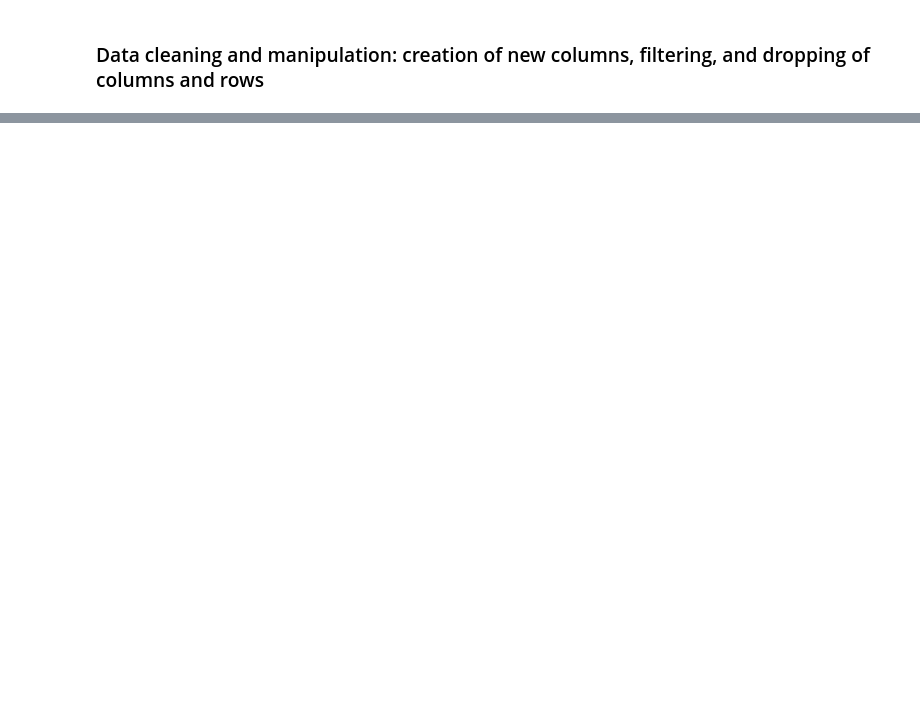
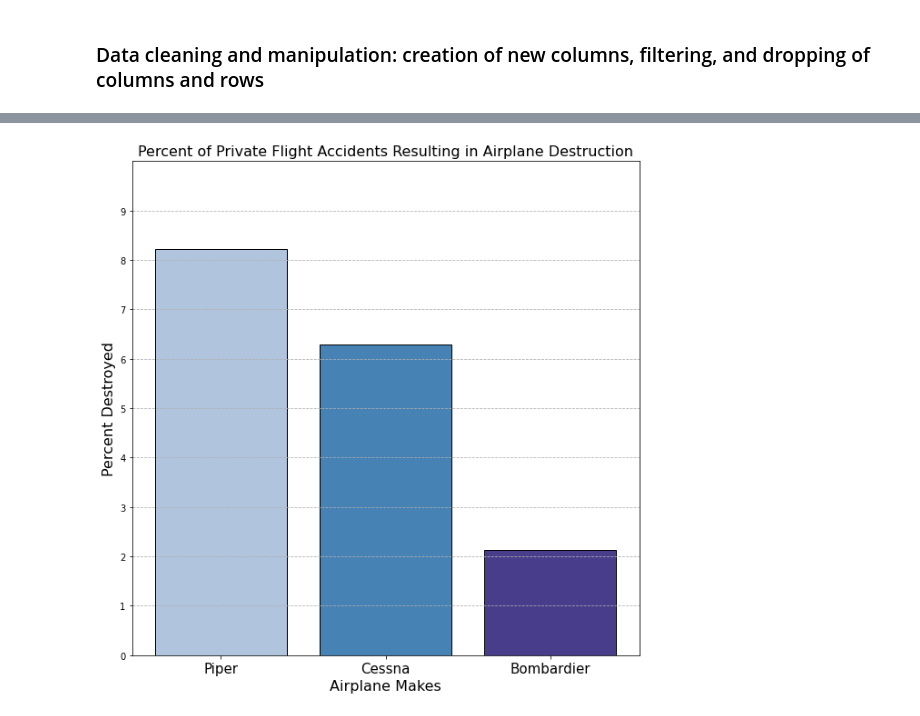
Before and after one commit to pecham1911/AviationProject, a Jupyter notebook: Aviation_Working.ipynb, the cells around one changed output, grey strips where cells are left out. Cells and saved outputs as stored; diff of their text form; code cells hidden in the pictures; blank space fills up the shorter version.

```diff
--- a/Aviation_Working.ipynb
+++ b/Aviation_Working.ipynb
@@ -310,15 +546,18 @@ print(Bombardier_Destroyed)
 # %%
 makes = ["Piper", "Cessna", "Bombardier"]
 destroyed_dmg_occurence_averages = [Piper_Destroyed, Cessna_Destroyed, Bombardier_Destroyed]
 
 plt.figure(figsize=(10, 10))
-plt.bar(makes, destroyed_dmg_occurence_averages, color=["blue", "lightblue", "purple"], edgecolor='black')
-plt.xlabel("Airplane Makes", fontsize=14)
-plt.ylabel("Percent Destroyed", fontsize=14)
+plt.bar(makes, destroyed_dmg_occurence_averages, color=["lightsteelblue", "steelblue", "darkslateblue"], edgecolor='black')
+plt.xlabel("Airplane Makes", fontsize=16)
+plt.ylabel("Percent Destroyed", fontsize=16)
 plt.title("Percent of Private Flight Accidents Resulting in Airplane Destruction", fontsize=16)
 plt.ylim(0, 10)
 plt.yticks(range(0, 10, 1))
+plt.tick_params(axis='x', labelsize=15)
 plt.grid(axis='y', linestyle='--');
+# %% [output]
+[figure, added]
 # %%
 #Now we gotta compared the Avearges of Minor Damage and Destroyed for Commercial Flights
 Commercial_Flights_Minor_Damage = df[(df['Commercial'] == 'Yes') & (df['Aircraft.damage'] == 'Minor')]
```
Also changed, not shown: parts of 36 cells of this notebook, 2 other files.
